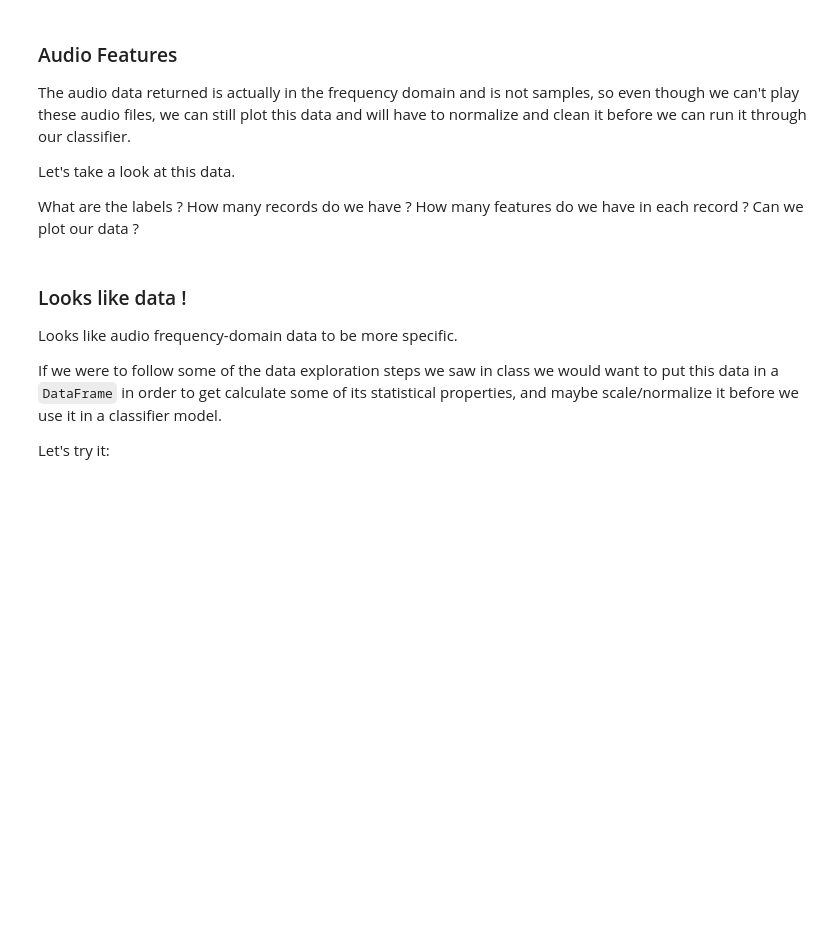
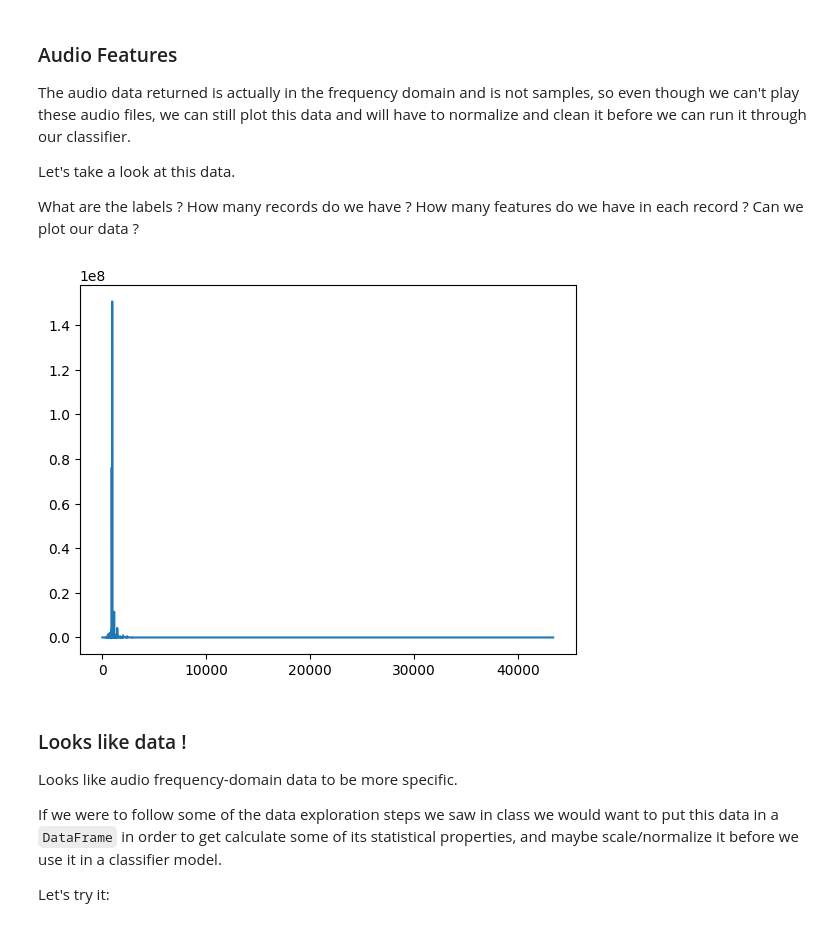
Before and after one commit to kaoriogawa-PSAM-5020-spring2026/Homework05, a Jupyter notebook: Homework05.ipynb, the cells around one changed output. Cells and saved outputs as stored; diff of their text form; code cells hidden in the pictures; blank space fills up the shorter version.

Commit message:
todo1

```diff
--- a/Homework05.ipynb
+++ b/Homework05.ipynb
@@ -92,10 +92,14 @@ Let's take a look at this data.
 What are the labels ? How many records do we have ? How many features do we have in each record ? Can we plot our data ?
 # %%
 # TODO: How many records ?
-
-# TODO: How many features ?
-
-# TODO: Plot some features
+len(labels)
+# # TODO: How many features ?
+len(features[0])
+# # TODO: Plot some features
+plt.plot(features[0])
+plt.show()
+# %% [output]
+[figure, added]
 # %% [markdown]
 ### Looks like data !
 
```
